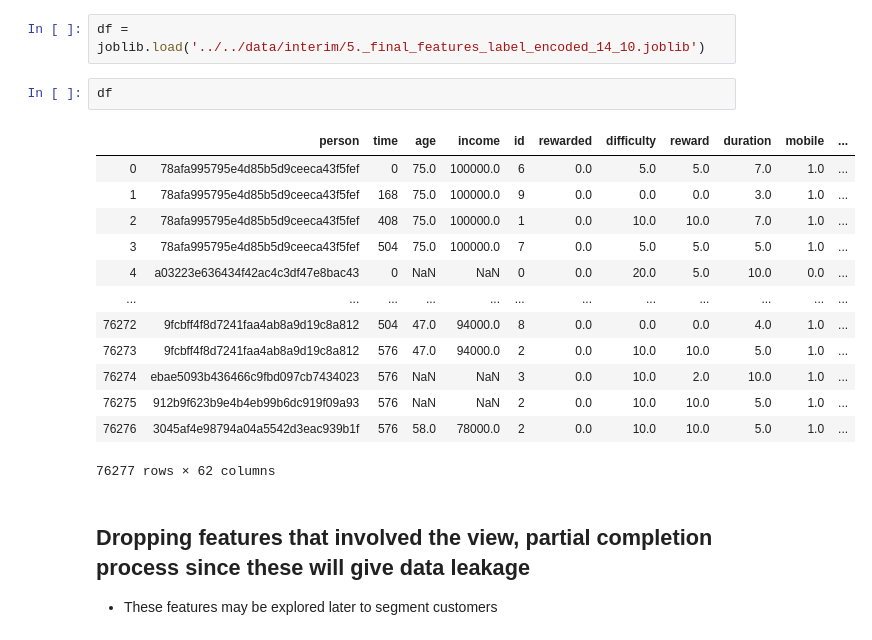
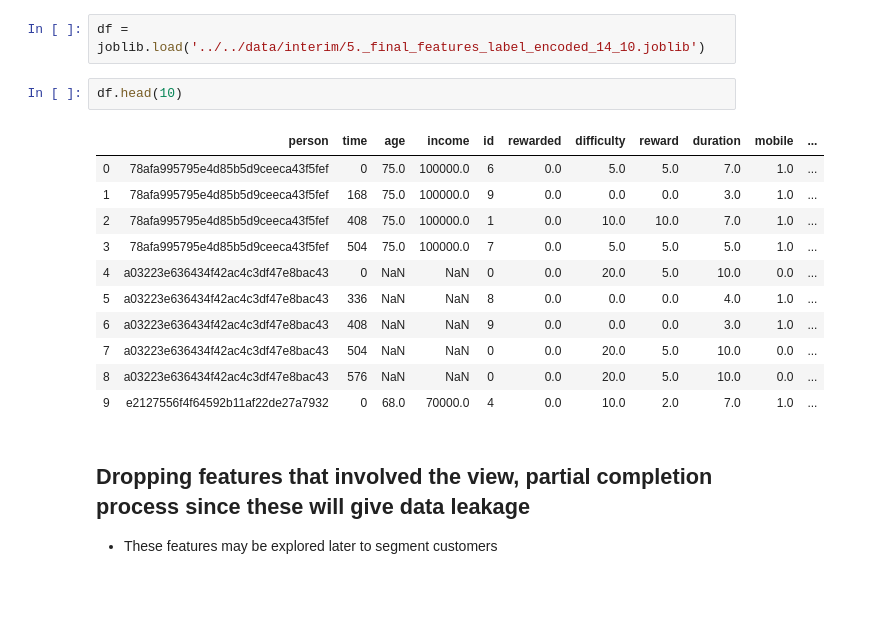
Before and after one commit to GarethEgerton/Starbucks_Udacity, a Jupyter notebook: notebooks/exploratory/3. Exploratory_model_training.ipynb, the cells around one changed output. Cells and saved outputs as stored; diff of their text form; blank space fills up the shorter version.

```diff
--- a/notebooks/exploratory/3. Exploratory_model_training.ipynb
+++ b/notebooks/exploratory/3. Exploratory_model_training.ipynb
@@ -39,21 +39,19 @@ import seaborn as sns
 # %%
 df = joblib.load('../../data/interim/5._final_features_label_encoded_14_10.joblib')
 # %%
-df
+df.head(10)
 # %% [output]
 |  | person | time | age | income | id | rewarded | difficulty | reward | duration | mobile | ... |
 | 0 | 78afa995795e4d85b5d9ceeca43f5fef | 0 | 75.0 | 100000.0 | 6 | 0.0 | 5.0 | 5.0 | 7.0 | 1.0 | ... |
 | 1 | 78afa995795e4d85b5d9ceeca43f5fef | 168 | 75.0 | 100000.0 | 9 | 0.0 | 0.0 | 0.0 | 3.0 | 1.0 | ... |
 | 2 | 78afa995795e4d85b5d9ceeca43f5fef | 408 | 75.0 | 100000.0 | 1 | 0.0 | 10.0 | 10.0 | 7.0 | 1.0 | ... |
 | 3 | 78afa995795e4d85b5d9ceeca43f5fef | 504 | 75.0 | 100000.0 | 7 | 0.0 | 5.0 | 5.0 | 5.0 | 1.0 | ... |
 | 4 | a03223e636434f42ac4c3df47e8bac43 | 0 | NaN | NaN | 0 | 0.0 | 20.0 | 5.0 | 10.0 | 0.0 | ... |
-| ... | ... | ... | ... | ... | ... | ... | ... | ... | ... | ... | ... |
-| 76272 | 9fcbff4f8d7241faa4ab8a9d19c8a812 | 504 | 47.0 | 94000.0 | 8 | 0.0 | 0.0 | 0.0 | 4.0 | 1.0 | ... |
-| 76273 | 9fcbff4f8d7241faa4ab8a9d19c8a812 | 576 | 47.0 | 94000.0 | 2 | 0.0 | 10.0 | 10.0 | 5.0 | 1.0 | ... |
-| 76274 | ebae5093b436466c9fbd097cb7434023 | 576 | NaN | NaN | 3 | 0.0 | 10.0 | 2.0 | 10.0 | 1.0 | ... |
-| 76275 | 912b9f623b9e4b4eb99b6dc919f09a93 | 576 | NaN | NaN | 2 | 0.0 | 10.0 | 10.0 | 5.0 | 1.0 | ... |
-| 76276 | 3045af4e98794a04a5542d3eac939b1f | 576 | 58.0 | 78000.0 | 2 | 0.0 | 10.0 | 10.0 | 5.0 | 1.0 | ... |
+| 5 | a03223e636434f42ac4c3df47e8bac43 | 336 | NaN | NaN | 8 | 0.0 | 0.0 | 0.0 | 4.0 | 1.0 | ... |
+| 6 | a03223e636434f42ac4c3df47e8bac43 | 408 | NaN | NaN | 9 | 0.0 | 0.0 | 0.0 | 3.0 | 1.0 | ... |
+| 7 | a03223e636434f42ac4c3df47e8bac43 | 504 | NaN | NaN | 0 | 0.0 | 20.0 | 5.0 | 10.0 | 0.0 | ... |
+| 8 | a03223e636434f42ac4c3df47e8bac43 | 576 | NaN | NaN | 0 | 0.0 | 20.0 | 5.0 | 10.0 | 0.0 | ... |
+| 9 | e2127556f4f64592b11af22de27a7932 | 0 | 68.0 | 70000.0 | 4 | 0.0 | 10.0 | 2.0 | 7.0 | 1.0 | ... |
-76277 rows × 62 columns
 # %% [markdown]
 ## Dropping features that involved the view, partial completion process since these will give data leakage
 * These features may be explored later to segment customers
```
Also changed, not shown: 32 other files.
